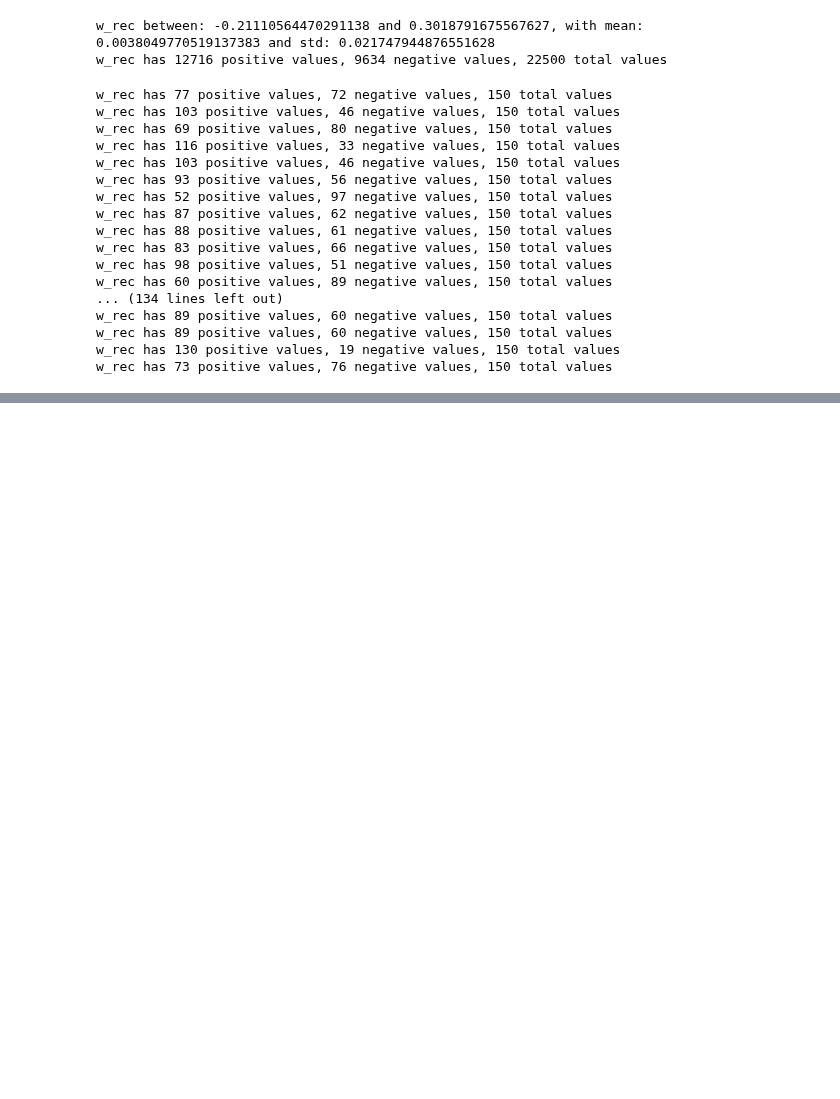
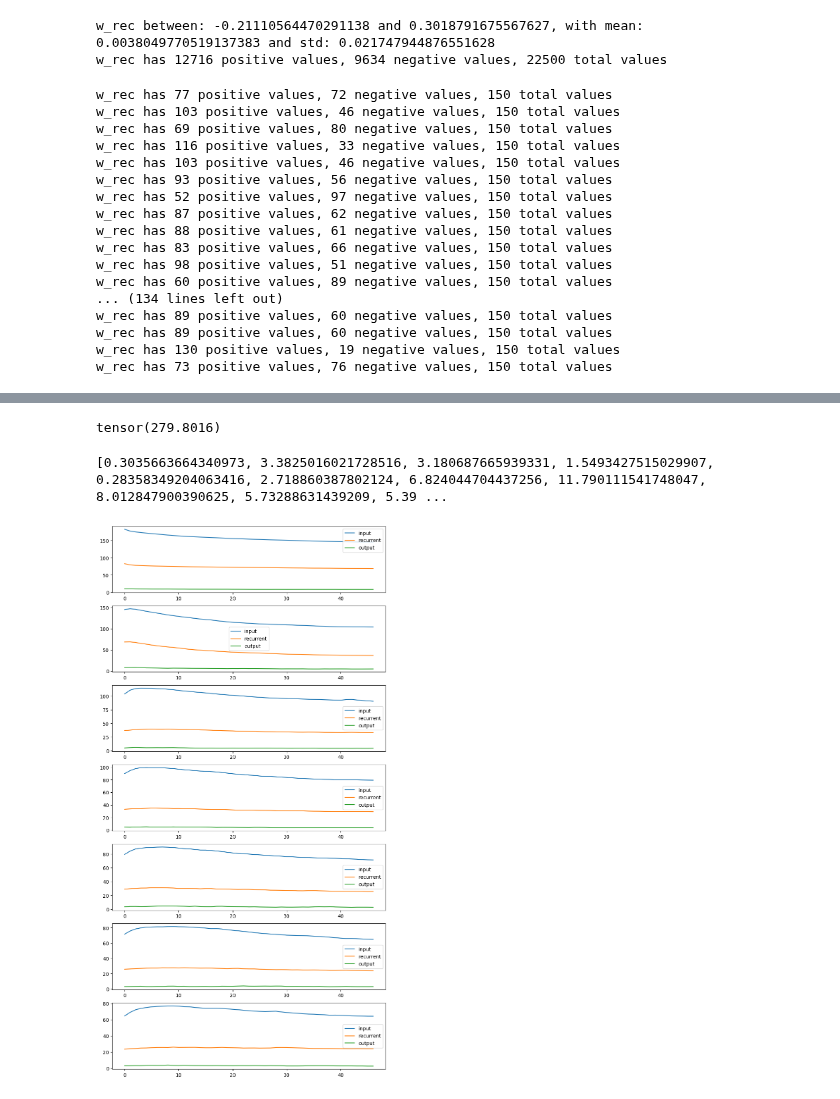
Before and after one commit to NeuroLorenzo/mammoth, a Jupyter notebook: mnist-latency.ipynb, the cells around one changed output, grey strips where cells are left out. Saved outputs shown, nothing was run; the diff lists cells and outputs as text; code cells hidden in the pictures; blank space fills up the shorter version.

```diff
--- a/mnist-latency.ipynb
+++ b/mnist-latency.ipynb
@@ -109,0 +210,8 @@ w_rec has 73 positive values, 76 negative values, 150 total values
+# %%
+import torch
+import os
+
+folder_name='debug_data_metapl_2/'
+data=[ torch.load(folder_name+f) for f in os.listdir(folder_name)]
+n_tasks=len(data)
+print(f'found {n_tasks} file, each with keys: {data[0].keys()}')
@@ -109,0 +220,4 @@ w_rec has 73 positive values, 76 negative values, 150 total values
+# %%
+for i in range(n_tasks):
+    n_datapoints=len(data[i]['losses'])
+    print(f" file {i} has {n_datapoints} datapoints with keys {data[i]['losses'][0].keys()}")
@@ -109,0 +232,36 @@ w_rec has 73 positive values, 76 negative values, 150 total values
+# %%
+datapoint=0
+data[task_id]['losses'][datapoint]['main_grad']['g_in'].norm()
+# %% [output]
+tensor(279.8016)
+# %%
+task_id=1
+red_in=[data[task_id]['losses'][j]['metapl_reduction']['g_in'] for j in range(n_datapoints)]
+red_rec=[data[task_id]['losses'][j]['metapl_reduction']['g_rec'] for j in range(n_datapoints)]
+red_out=[data[task_id]['losses'][j]['metapl_reduction']['g_out'] for j in range(n_datapoints)]
+# %%
+print(red_rec)
+# %% [output]
+[0.3035663664340973, 3.3825016021728516, 3.180687665939331, 1.5493427515029907, 0.28358349204063416, 2.718860387802124, 6.824044704437256, 11.790111541748047, 8.012847900390625, 5.73288631439209, 5.39 ...
+# %%
+import matplotlib.pyplot as plt
+fig,axs=plt.subplots(n_tasks,figsize=(10,20))
+for i in range(n_tasks):
+
+    g_in_norms=[data[i]['losses'][j]['main_grad']['g_in'].norm() for j in range(n_datapoints)]
+    g_rec_norms=[data[i]['losses'][j]['main_grad']['g_rec'].norm() for j in range(n_datapoints)]
+    g_out_norms=[data[i]['losses'][j]['main_grad']['g_out'].norm() for j in range(n_datapoints)]
+    red_in_norm=[data[i]['losses'][j]['metapl_reduction']['g_in'] for j in range(n_datapoints)]
+    red_rec_norm=[data[i]['losses'][j]['metapl_reduction']['g_rec'] for j in range(n_datapoints)]
+    red_out_norm=[data[i]['losses'][j]['metapl_reduction']['g_out'] for j in range(n_datapoints)]
+
+    red_in=[a*b for a,b in zip(g_in_norms,red_in_norm)]
+    red_rec=[a*b for a,b in zip(g_rec_norms,red_rec_norm)]
+    red_out=[a*b for a,b in zip(g_out_norms,red_out_norm)]
+
+    axs[i].plot(red_in,label='input')
+    axs[i].plot(red_rec,label='recurrent')
+    axs[i].plot(red_out,label='output')
+    axs[i].legend()
+# %% [output]
+[figure, added]
```
Also changed, not shown: parts of 11 cells of this notebook, 9 other files.
